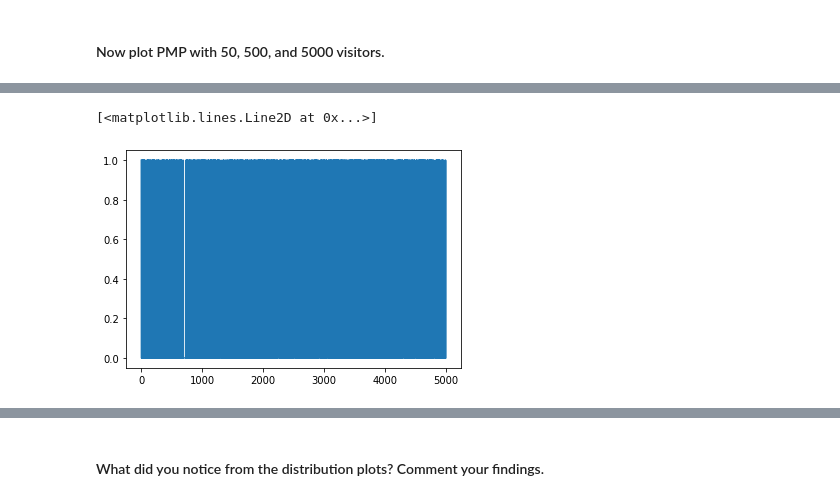
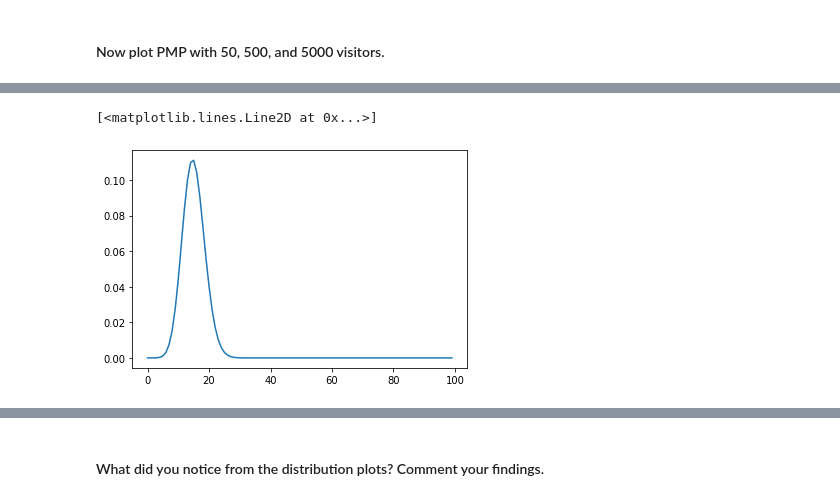
Before and after one commit to ironhack-datalabs/datamad0620, a Jupyter notebook: module-2/lab-probability-distribution/your_code/main.ipynb, the cells around one changed output, grey strips where cells are left out. Drawn from its saved outputs; the diff is of its cells as text; code cells hidden in the pictures.

```diff
--- a/module-2/lab-probability-distribution/your_code/main.ipynb
+++ b/module-2/lab-probability-distribution/your_code/main.ipynb
@@ -112,6 +115,9 @@ plt.plot(g)
-# %%
-h=binom.rvs(n=1,p=0.15,size=5000)
-plt.plot(h)
-# %% [output]
-[<matplotlib.lines.Line2D at 0x...>]
-[figure, removed]
+# %%
+data_binom=binom(100,0.15)
+lst_sample=[]
+for n in range(100):
+    lst_sample.append(data_binom.pmf(n))
+plt.plot(lst_sample,"-")
+# %% [output]
+[<matplotlib.lines.Line2D at 0x...>]
+[figure, added]
```
Also changed, not shown: parts of 21 cells of this notebook.
